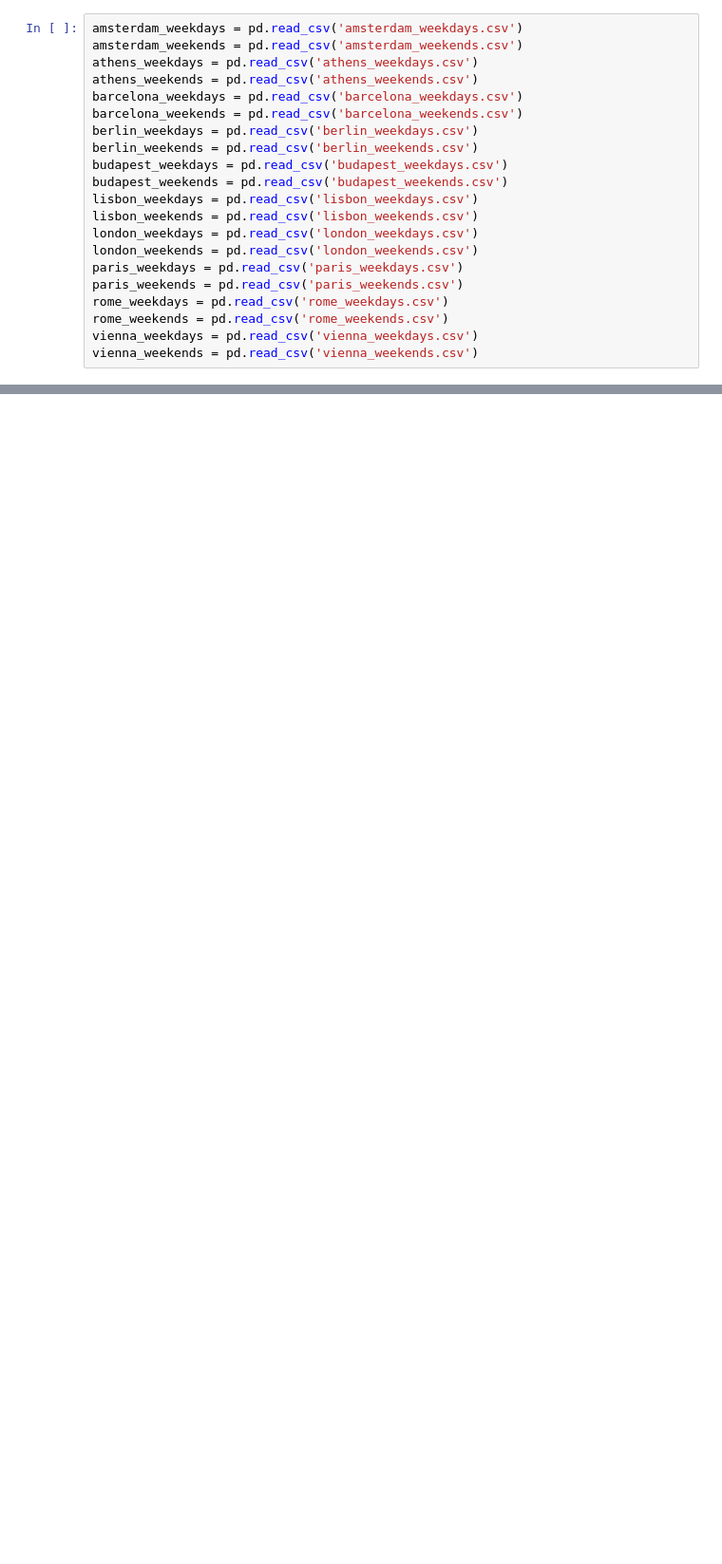
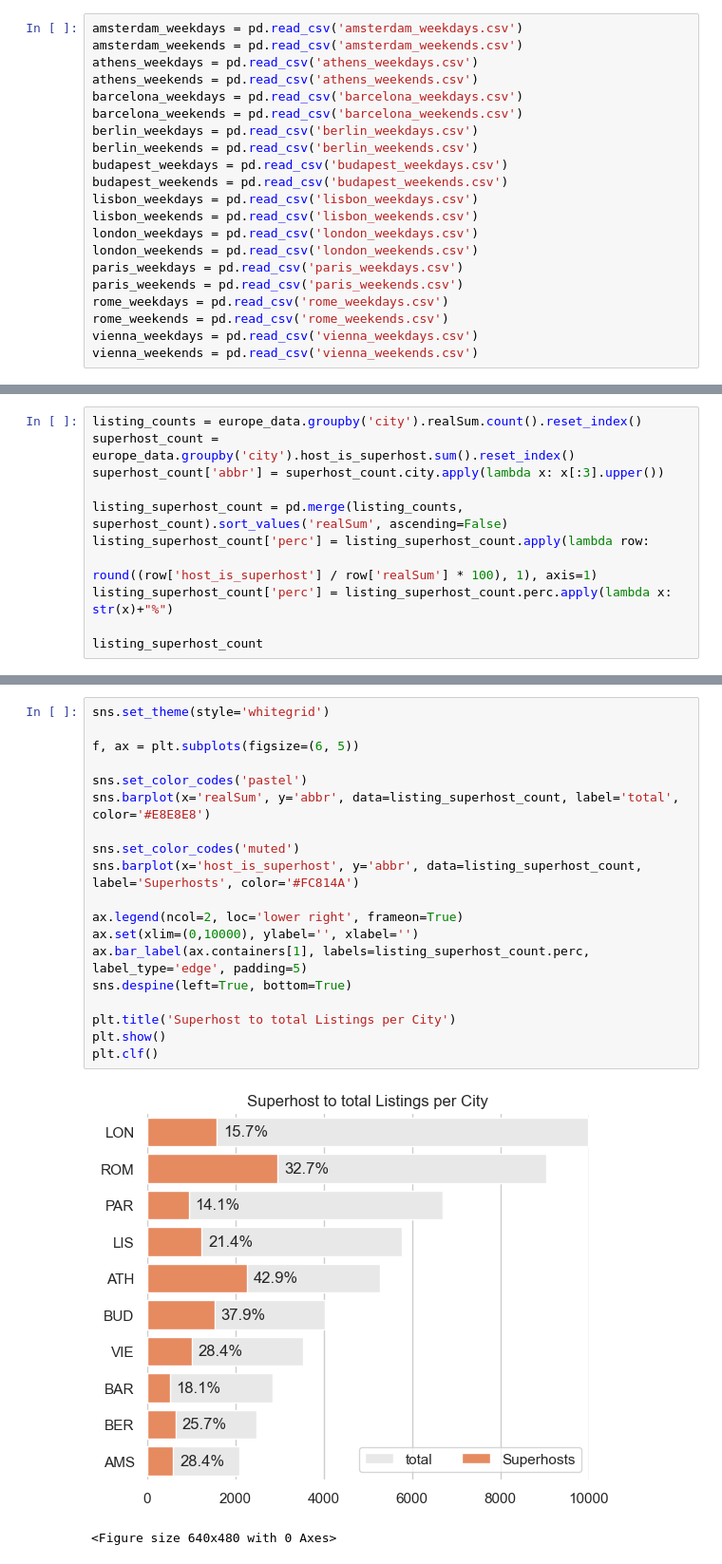
Before and after one commit to LarsBoertjes/DS201, a Jupyter notebook: AirbnbPricesEuropeanCitiesAnalysis.ipynb, the cells around one changed output, grey strips where cells are left out. Shown: that part at 95% size. Cells and saved outputs as stored; diff of their text form; blank space fills up the shorter version.

```diff
--- a/AirbnbPricesEuropeanCitiesAnalysis.ipynb
+++ b/AirbnbPricesEuropeanCitiesAnalysis.ipynb
@@ -68,0 +144,11 @@ the features of the datasets are as follows:
+# %%
+listing_counts = europe_data.groupby('city').realSum.count().reset_index()
+superhost_count = europe_data.groupby('city').host_is_superhost.sum().reset_index()
+superhost_count['abbr'] = superhost_count.city.apply(lambda x: x[:3].upper())
+
+listing_superhost_count = pd.merge(listing_counts, superhost_count).sort_values('realSum', ascending=False)
+listing_superhost_count['perc'] = listing_superhost_count.apply(lambda row:
+                                                                round((row['host_is_superhost'] / row['realSum'] * 100), 1), axis=1)
+listing_superhost_count['perc'] = listing_superhost_count.perc.apply(lambda x: str(x)+"%")
+
+listing_superhost_count
@@ -68,0 +167,22 @@ the features of the datasets are as follows:
+# %%
+sns.set_theme(style='whitegrid')
+
+f, ax = plt.subplots(figsize=(6, 5))
+
+sns.set_color_codes('pastel')
+sns.barplot(x='realSum', y='abbr', data=listing_superhost_count, label='total', color='#E8E8E8')
+
+sns.set_color_codes('muted')
+sns.barplot(x='host_is_superhost', y='abbr', data=listing_superhost_count, label='Superhosts', color='#FC814A')
+
+ax.legend(ncol=2, loc='lower right', frameon=True)
+ax.set(xlim=(0,10000), ylabel='', xlabel='')
+ax.bar_label(ax.containers[1], labels=listing_superhost_count.perc, label_type='edge', padding=5)
+sns.despine(left=True, bottom=True)
+
+plt.title('Superhost to total Listings per City')
+plt.show()
+plt.clf()
+# %% [output]
+[figure, added]
+<Figure size 640x480 with 0 Axes>
```
Also changed, not shown: parts of 37 cells of this notebook.
